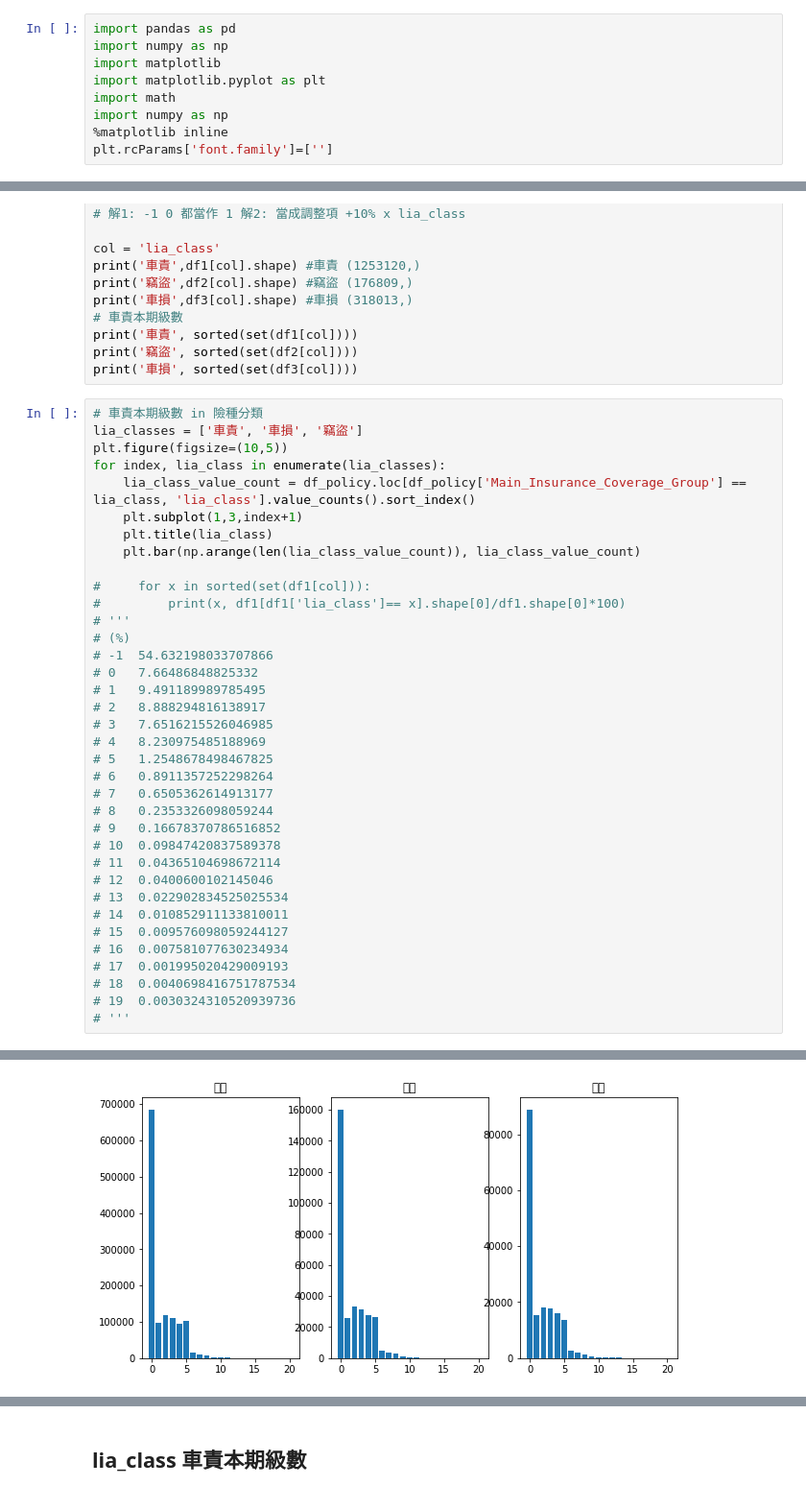
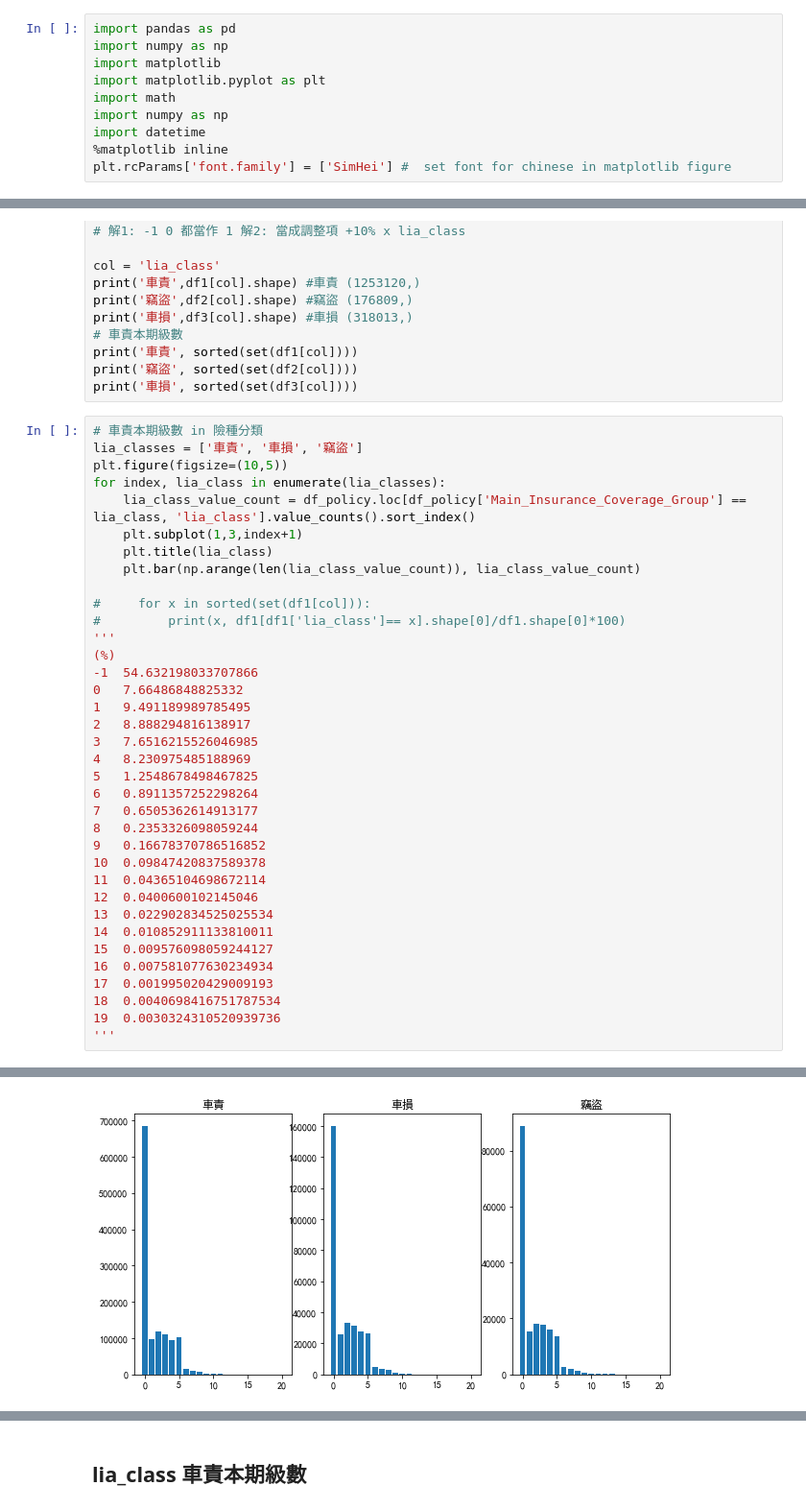
Before and after one commit to taipingeric/tbddd, a Jupyter notebook: EDA.ipynb, the cells around one changed output, grey strips where cells are left out. Shown: that part at 96% size. Cells and saved outputs as stored; diff of their text form.

```diff
--- a/EDA.ipynb
+++ b/EDA.ipynb
@@ -5,8 +5,9 @@ import matplotlib
 import matplotlib.pyplot as plt
 import math
 import numpy as np
+import datetime
 %matplotlib inline
-plt.rcParams['font.family']=['']
+plt.rcParams['font.family'] = ['SimHei'] #  set font for chinese in matplotlib figure
 # %%
 df_policy_raw = pd.read_csv('../Tbrain_Insurance/policy_claim/policy_0702.csv')
 df_claim_raw = pd.read_csv('../Tbrain_Insurance/policy_claim/claim_0702.csv')
@@ -261,28 +261,28 @@ for index, lia_class in enumerate(lia_classes):
 
 #     for x in sorted(set(df1[col])):
 #         print(x, df1[df1['lia_class']== x].shape[0]/df1.shape[0]*100)
-# '''
-# (%)
-# -1  54.632198033707866
-# 0   7.66486848825332
-# 1   9.491189989785495
-# 2   8.888294816138917
-# 3   7.6516215526046985
-# 4   8.230975485188969
-# 5   1.2548678498467825
-# 6   0.8911357252298264
-# 7   0.6505362614913177
-# 8   0.2353326098059244
-# 9   0.16678370786516852
-# 10  0.09847420837589378
-# 11  0.04365104698672114
-# 12  0.0400600102145046
-# 13  0.022902834525025534
-# 14  0.010852911133810011
-# 15  0.009576098059244127
-# 16  0.007581077630234934
-# 17  0.001995020429009193
-# 18  0.0040698416751787534
-# 19  0.0030324310520939736
-# '''
+'''
+(%)
+-1  54.632198033707866
+0   7.66486848825332
+1   9.491189989785495
+2   8.888294816138917
+3   7.6516215526046985
+4   8.230975485188969
+5   1.2548678498467825
+6   0.8911357252298264
+7   0.6505362614913177
+8   0.2353326098059244
+9   0.16678370786516852
+10  0.09847420837589378
+11  0.04365104698672114
+12  0.0400600102145046
+13  0.022902834525025534
+14  0.010852911133810011
+15  0.009576098059244127
+16  0.007581077630234934
+17  0.001995020429009193
+18  0.0040698416751787534
+19  0.0030324310520939736
+'''
 # %% [output]
@@ -289 +290 @@ for index, lia_class in enumerate(lia_classes):
-[figure, old version]
+[figure, new version]
```
Also changed, not shown: parts of 17 cells of this notebook.
